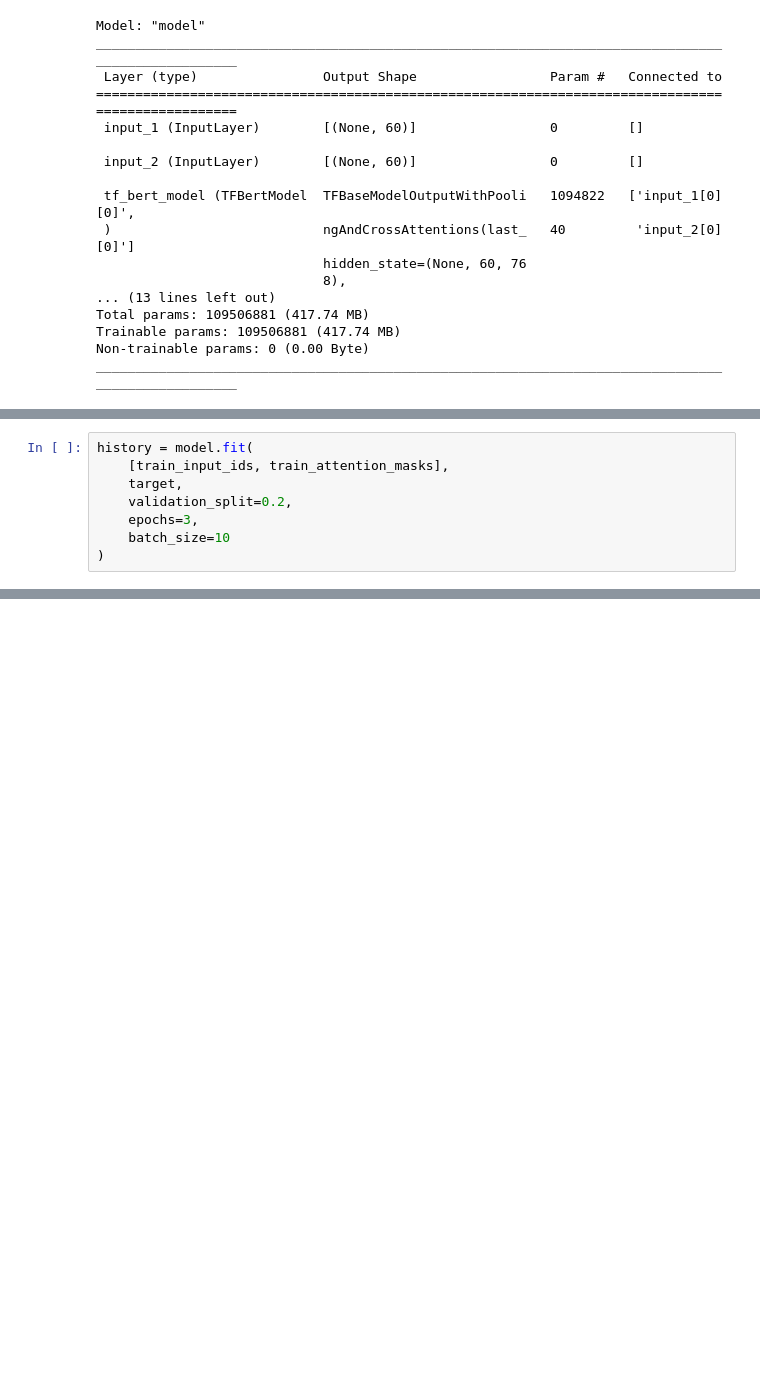
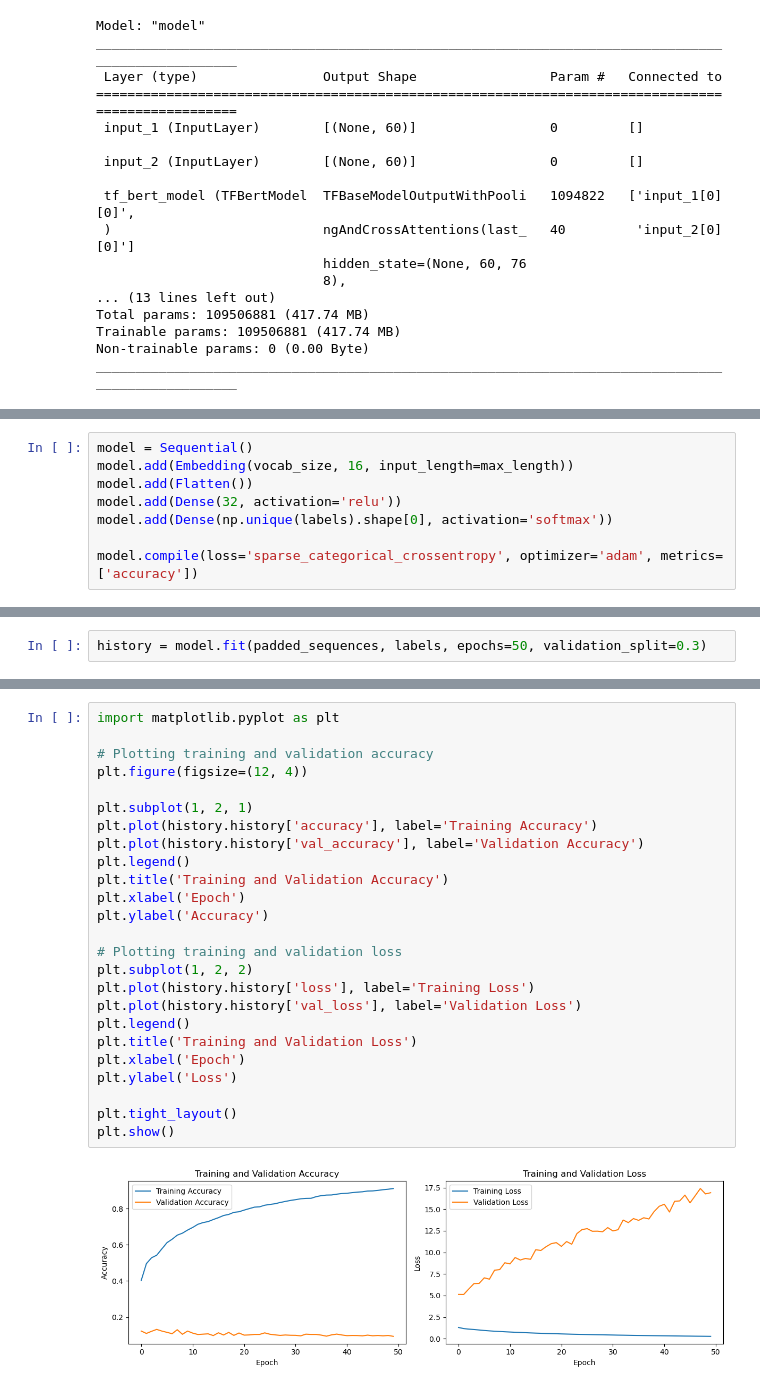
Before and after one commit to nnyase/data-science-4-industry, a Jupyter notebook: Assignment.ipynb, the cells around one changed output, grey strips where cells are left out. Saved outputs shown, nothing was run; the diff lists cells and outputs as text; blank space fills up the shorter version.

```diff
--- a/Assignment.ipynb
+++ b/Assignment.ipynb
@@ -458,0 +537,8 @@ ________________________________________________________________________________
+# %%
+model = Sequential()
+model.add(Embedding(vocab_size, 16, input_length=max_length))
+model.add(Flatten())
+model.add(Dense(32, activation='relu'))
+model.add(Dense(np.unique(labels).shape[0], activation='softmax'))
+
+model.compile(loss='sparse_categorical_crossentropy', optimizer='adam', metrics=['accuracy'])
@@ -459,9 +565,3 @@ ________________________________________________________________________________
 # %%
-history = model.fit(
-    [train_input_ids, train_attention_masks],
-    target,
-    validation_split=0.2,
-    epochs=3,
-    batch_size=10
-)
+history = model.fit(padded_sequences, labels, epochs=50, validation_split=0.3)
 # %% [output]
@@ -468,0 +585,27 @@ Epoch 1/3
+# %%
+import matplotlib.pyplot as plt
+
+# Plotting training and validation accuracy
+plt.figure(figsize=(12, 4))
+
+plt.subplot(1, 2, 1)
+plt.plot(history.history['accuracy'], label='Training Accuracy')
+plt.plot(history.history['val_accuracy'], label='Validation Accuracy')
+plt.legend()
+plt.title('Training and Validation Accuracy')
+plt.xlabel('Epoch')
+plt.ylabel('Accuracy')
+
+# Plotting training and validation loss
+plt.subplot(1, 2, 2)
+plt.plot(history.history['loss'], label='Training Loss')
+plt.plot(history.history['val_loss'], label='Validation Loss')
+plt.legend()
+plt.title('Training and Validation Loss')
+plt.xlabel('Epoch')
+plt.ylabel('Loss')
+
+plt.tight_layout()
+plt.show()
+# %% [output]
+[figure, added]
```
Also changed, not shown: parts of 25 cells of this notebook.
